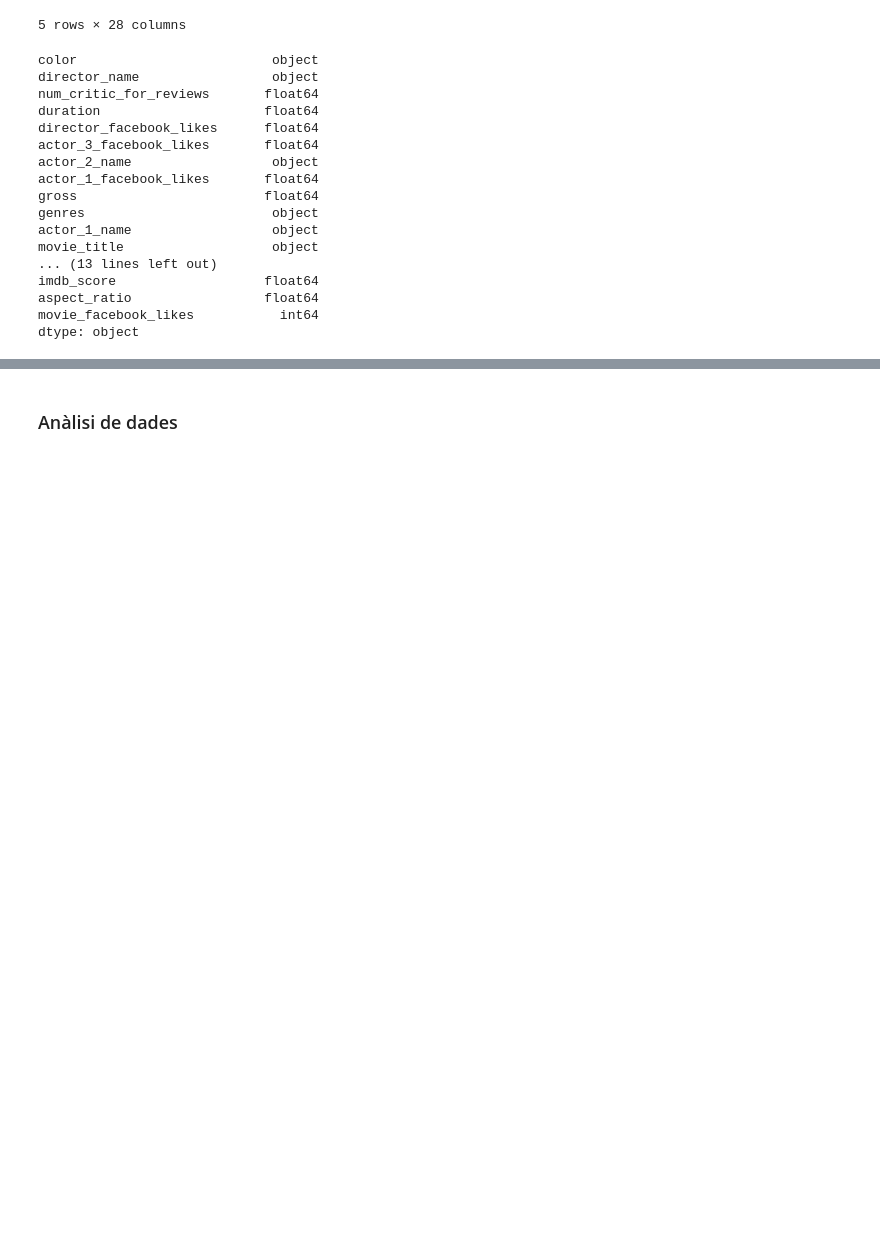
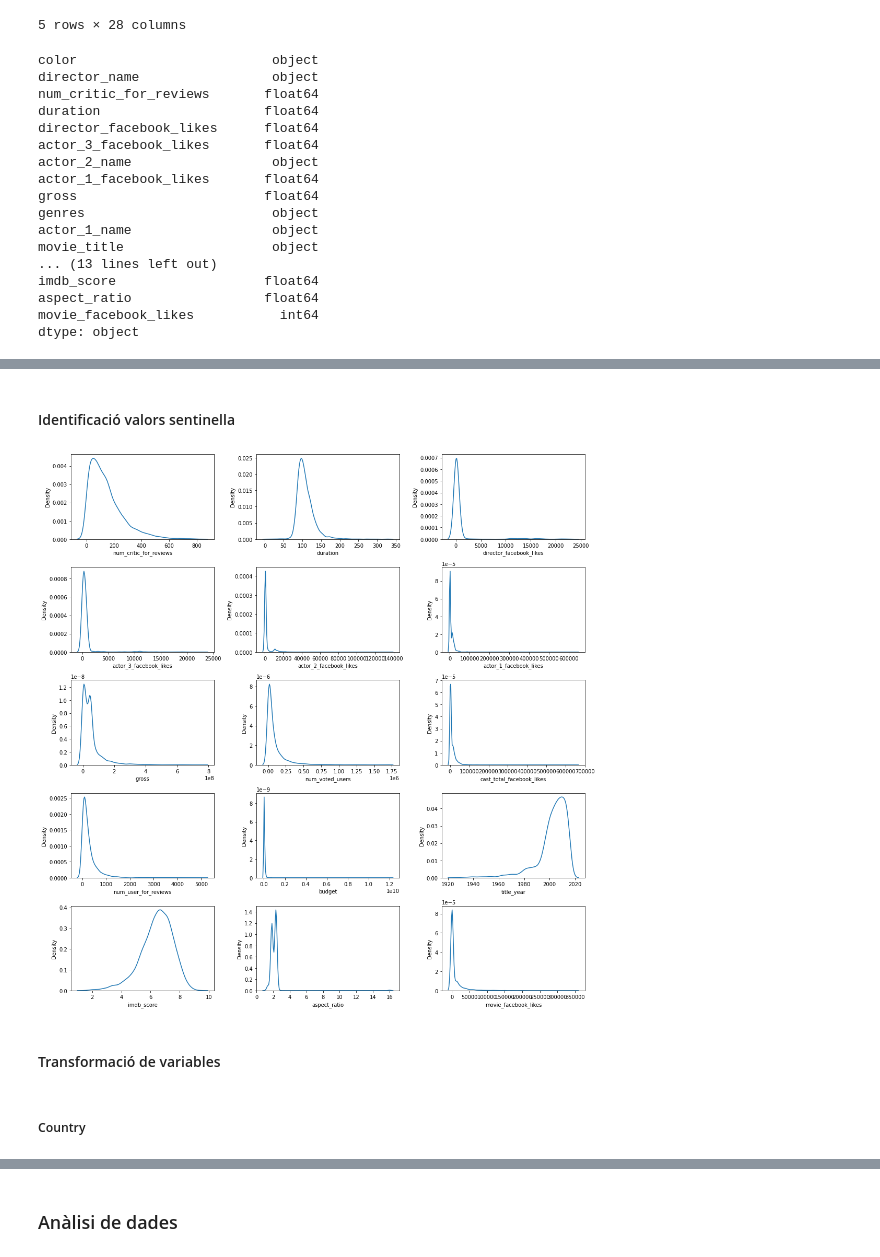
Before and after one commit to sgalan/Practica2-Neteja, a Jupyter notebook: Pràctica2-Neteja.ipynb, the cells around one changed output, grey strips where cells are left out. Cells and saved outputs as stored; diff of their text form; code cells hidden in the pictures; blank space fills up the shorter version.

```diff
--- a/Pràctica2-Neteja.ipynb
+++ b/Pràctica2-Neteja.ipynb
@@ -203,0 +206,20 @@ Number of outliers:  756
+# %% [markdown]
+#### Identificació valors sentinella <a class="anchor" id="identificació_valors_sentinella"></a>
+# %%
+select_num = filtered_df.select_dtypes(include=['float64', 'int64'])
+colnames = list(select_num.columns)
+
+fig, axes = plt.subplots(nrows = int(np.shape(select_num)[1]/3), ncols = 3, figsize=(15,15))
+y = 0
+for name in colnames:
+    i, j = divmod(y, 3)
+    sns.kdeplot(data=filtered_df[name], ax=axes[i, j])
+    y = y + 1
+plt.tight_layout()
+plt.show()
+# %% [output]
+[figure, added]
+# %% [markdown]
+#### Transformació de variables <a class="anchor" id="transformació_de_variables"></a>
+# %% [markdown]
+##### Country <a class="anchor" id="country"></a>
```
Also changed, not shown: parts of 43 cells of this notebook, 1 other file.
